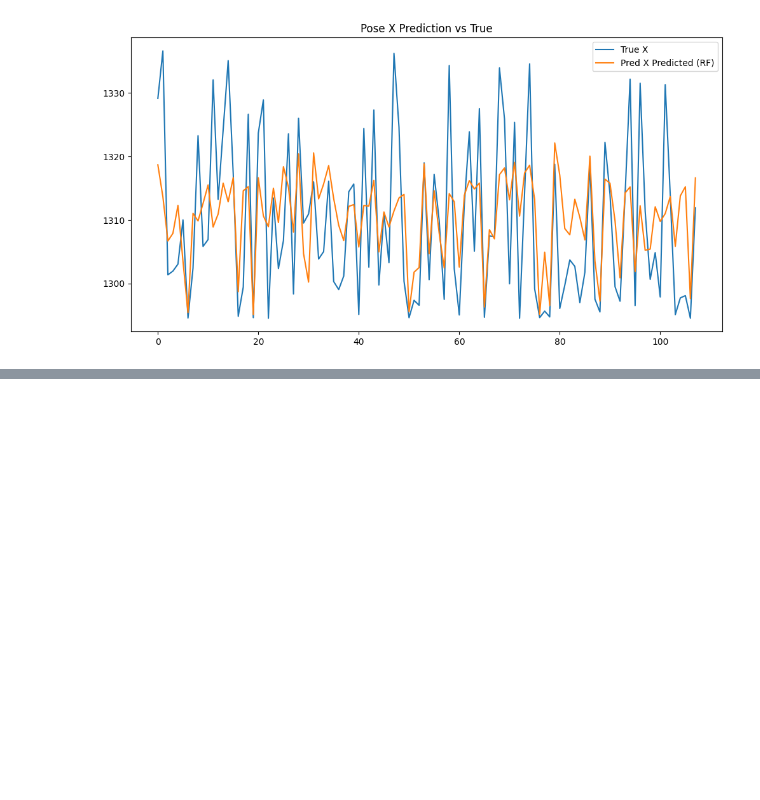
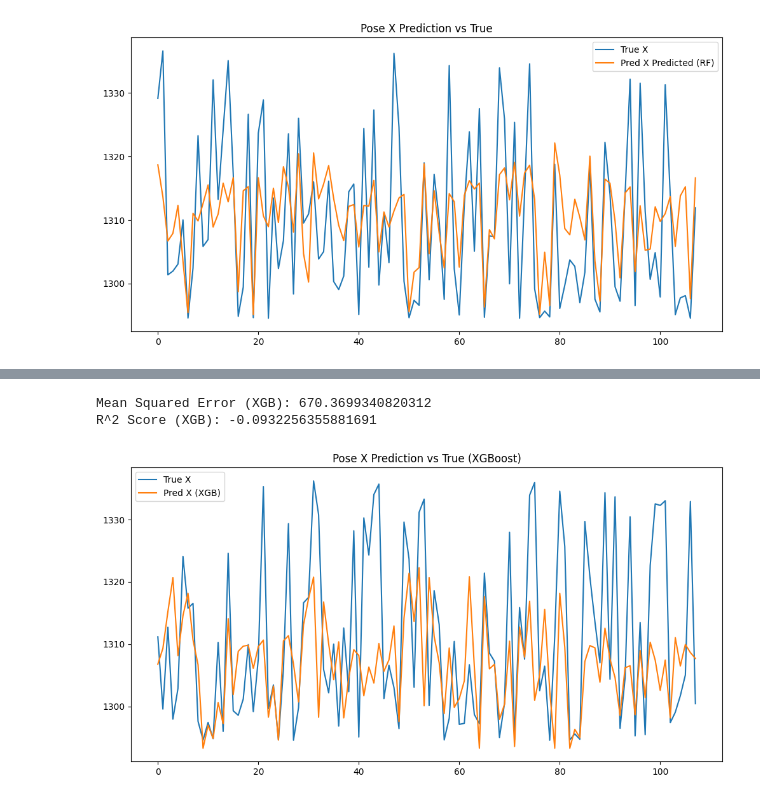
Before and after one commit to tjfisher22/ML-Training-Ford-Vehicle-Data, a Jupyter notebook: Ford_Vehicle_Data/notebooks/explore_data.ipynb, the cells around one changed output, grey strips where cells are left out. Cells and saved outputs as stored; diff of their text form; code cells hidden in the pictures; blank space fills up the shorter version.

Commit message:
Start of visualization

```diff
--- a/Ford_Vehicle_Data/notebooks/explore_data.ipynb
+++ b/Ford_Vehicle_Data/notebooks/explore_data.ipynb
@@ -482,0 +473,31 @@ print(results_df)
+# %%
+import xgboost as xgb
+from sklearn.metrics import mean_squared_error, r2_score
+
+X = df_combined[imu_features]
+y = df_combined[pose_targets]
+
+X_train, X_test, y_train, y_test = train_test_split(X, y, test_size=0.2, random_state=22)
+
+reg = xgb.XGBRegressor(tree_method="hist", early_stopping_rounds=2)
+
+reg.fit(X_train.values, y_train.values, eval_set=[(X_test.values, y_test.values)], verbose=False)
+
+# predict
+y_pred_xgb = reg.predict(X_test.values)
+
+mse_xgb = mean_squared_error(y_test, y_pred_xgb)
+r2_xgb = r2_score(y_test, y_pred_xgb)
+print(f"Mean Squared Error (XGB): {mse_xgb}")
+print(f"R^2 Score (XGB): {r2_xgb}")
+
+plt.figure(figsize=(12,6))
+plt.plot(y_test["pose.position.x"].values, label="True X")
+plt.plot(y_pred_xgb[:,0], label="Pred X (XGB)")
+plt.legend()
+plt.title("Pose X Prediction vs True (XGBoost)")
+plt.show()
+# %% [output]
+Mean Squared Error (XGB): 670.3699340820312
+R^2 Score (XGB): -0.0932256355881691
+[figure, added]
```
Also changed, not shown: parts of 17 cells of this notebook.
